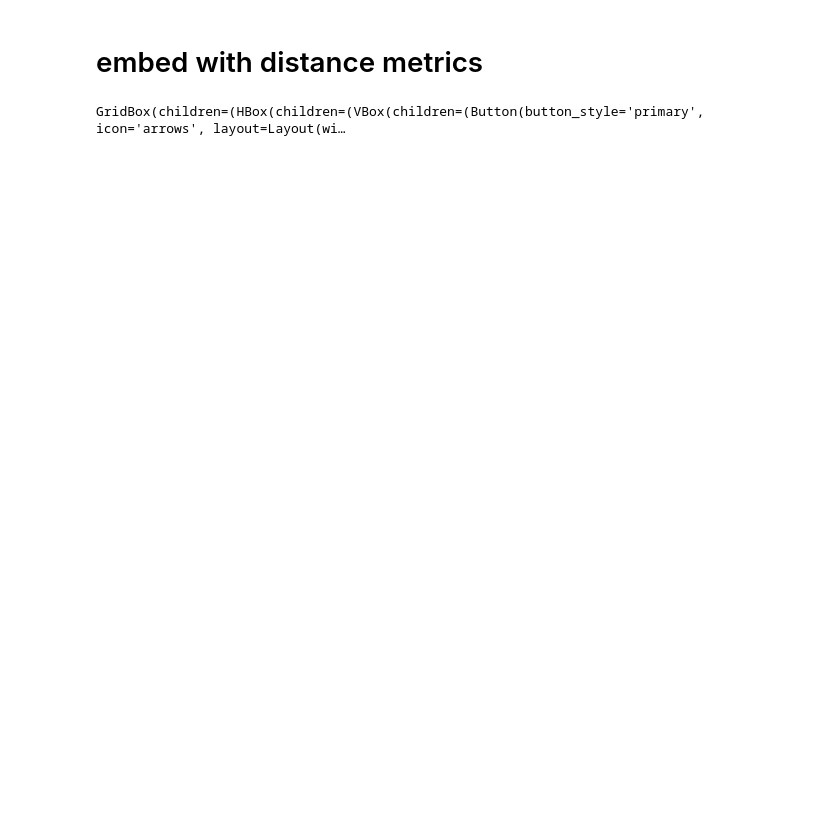
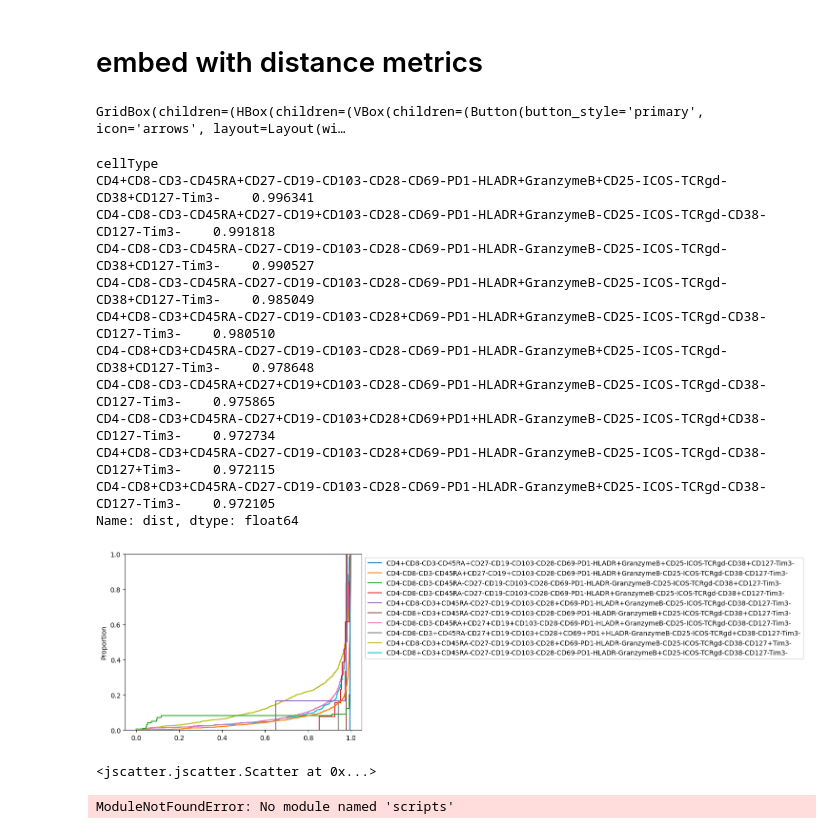
Before and after one commit to OzetteTech/comparative-embedding-visualization, a Jupyter notebook: notebooks/neighborhood-analysis.ipynb, the cells around one changed output. Drawn from its saved outputs; the diff is of its cells as text; code cells hidden in the pictures; blank space fills up the shorter version.

```diff
--- a/notebooks/neighborhood-analysis.ipynb
+++ b/notebooks/neighborhood-analysis.ipynb
@@ -115,14 +160,11 @@ sns.ecdfplot({len(label_label_distances): label_label_distances});
 # %% [markdown]
 # embed with distance metrics
 # %%
-import colors
-
 # add distance metrics to dataframes
 annotated["dist"] = point_label_distances
 raw["dist"] = point_label_distances
-annotated["label_dist"] = raw.cellType.map(label_label_distances)
-raw["label_dist"] = raw.cellType.map(label_label_distances)
-
+annotated["label_dist"] = raw.cellType.map(label_label_distances).astype(float)
+raw["label_dist"] = raw.cellType.map(label_label_distances).astype(float)
 
 view_config = dict(
     x="x", y="y", background_color="black", axes=False, opacity_unselected=0.05
@@ -131,18 +173,18 @@ view_config = dict(
 compose_config = dict(sync_selection=True, sync_hover=True, row_height=640, rows=2)
 
 color_map = (
-    [colors.gray_dark]
-    + colors.glasbey_light
-    + colors.glasbey_light
-    + colors.glasbey_light
+    [lib.colors.gray_dark]
+    + lib.colors.glasbey_light
+    + lib.colors.glasbey_light
+    + lib.colors.glasbey_light
 )
 view_conf_labels = {"color_by": "cellType", "color_map": color_map, **view_config}
-view_conf_distances = {"color_by": "label_dist", **view_config}
+view_conf_distances = {"color_by": "dist", **view_config}
 
-
+s = jscatter.Scatter(data=annotated, **view_conf_labels)
 jscatter.compose(
     [
-        jscatter.Scatter(data=annotated, **view_conf_labels),
+        s,
         jscatter.Scatter(data=raw, **view_conf_labels),
         jscatter.Scatter(data=annotated, **view_conf_distances),
         jscatter.Scatter(data=raw, **view_conf_distances),
@@ -151,3 +193,61 @@ jscatter.compose(
 )
 # %% [output]
 GridBox(children=(HBox(children=(VBox(children=(Button(button_style='primary', icon='arrows', layout=Layout(wi…
+# %%
+df = pd.DataFrame({"dist": point_label_distances, "label": raw.cellType})
+labels = label_label_distances.sort_values(ascending=False)[:10]
+print(labels)
+ax = sns.ecdfplot({label: df[df["label"] == label]["dist"] for label in labels.index})
+sns.move_legend(ax, "upper left", bbox_to_anchor=(1, 1))
+# %% [output]
+cellType
+CD4+CD8-CD3-CD45RA+CD27-CD19-CD103-CD28-CD69-PD1-HLADR+GranzymeB+CD25-ICOS-TCRgd-CD38+CD127-Tim3-    0.996341
+CD4-CD8-CD3-CD45RA+CD27-CD19+CD103-CD28-CD69-PD1-HLADR+GranzymeB-CD25-ICOS-TCRgd-CD38-CD127-Tim3-    0.991818
+CD4-CD8-CD3-CD45RA-CD27-CD19-CD103-CD28-CD69-PD1-HLADR-GranzymeB-CD25-ICOS-TCRgd-CD38+CD127-Tim3-    0.990527
+CD4-CD8-CD3-CD45RA-CD27-CD19-CD103-CD28-CD69-PD1-HLADR+GranzymeB-CD25-ICOS-TCRgd-CD38+CD127-Tim3-    0.985049
+CD4+CD8-CD3+CD45RA-CD27-CD19-CD103-CD28+CD69-PD1-HLADR+GranzymeB-CD25-ICOS-TCRgd-CD38-CD127-Tim3-    0.980510
+CD4-CD8+CD3+CD45RA-CD27-CD19-CD103-CD28-CD69-PD1-HLADR-GranzymeB+CD25-ICOS-TCRgd-CD38+CD127-Tim3-    0.978648
+CD4-CD8-CD3-CD45RA+CD27+CD19+CD103-CD28-CD69-PD1-HLADR+GranzymeB-CD25-ICOS-TCRgd-CD38-CD127-Tim3-    0.975865
+CD4-CD8-CD3+CD45RA-CD27+CD19-CD103+CD28+CD69+PD1+HLADR-GranzymeB-CD25-ICOS-TCRgd+CD38-CD127-Tim3-    0.972734
+CD4+CD8-CD3+CD45RA-CD27-CD19-CD103-CD28+CD69-PD1-HLADR-GranzymeB-CD25-ICOS-TCRgd-CD38-CD127+Tim3-    0.972115
+CD4-CD8+CD3+CD45RA-CD27-CD19-CD103-CD28-CD69-PD1-HLADR-GranzymeB+CD25-ICOS-TCRgd-CD38-CD127-Tim3-    0.972105
+Name: dist, dtype: float64
+[figure, added]
+# %%
+label = "CD4-CD8-CD3-CD45RA-CD27-CD19-CD103-CD28-CD69-PD1-HLADR-GranzymeB-CD25-ICOS-TCRgd-CD38+CD127-Tim3-"
+threshold = 0.9
+subset = df[(df.label == label) & (df.dist < threshold)]
+s.selection(subset.index)
+# %% [output]
+<jscatter.jscatter.Scatter at 0x...>
+# %%
+
+from sklearn.decomposition import PCA
+from umap import UMAP
+
+
+def embed(df: pd.DataFrame, **kwargs):
+    """
+    Create an embedding
+    """
+    markers, expression_levels, expressions = scripts.transformation.prepare(df)
+    print(f'Markers: {", ".join(markers)}')
+    print(f'Expression Levels: {" and ".join(expression_levels.keys())}')
+
+    pca = PCA(n_components=2).fit_transform(
+        df[[f"{m}_Windsorized" for m in markers]].values
+    )
+
+    umap_raw = UMAP(init=pca, random_state=42, **kwargs)
+    raw = scripts.transformation.embed(df, expressions, umap_raw)
+
+    umap_ann = UMAP(init=pca, random_state=42, **kwargs)
+    ann = scripts.transformation.embed(
+        df,
+        scripts.transformation.transform(df, markers, expression_levels, log=True),
+        umap_ann,
+    )
+
+    return (raw, umap_raw._knn_indices), (ann, umap_ann._knn_indices)
+# %% [output]
+ModuleNotFoundError: No module named 'scripts'
```
Also changed, not shown: parts of 14 cells of this notebook, 5 other files.
